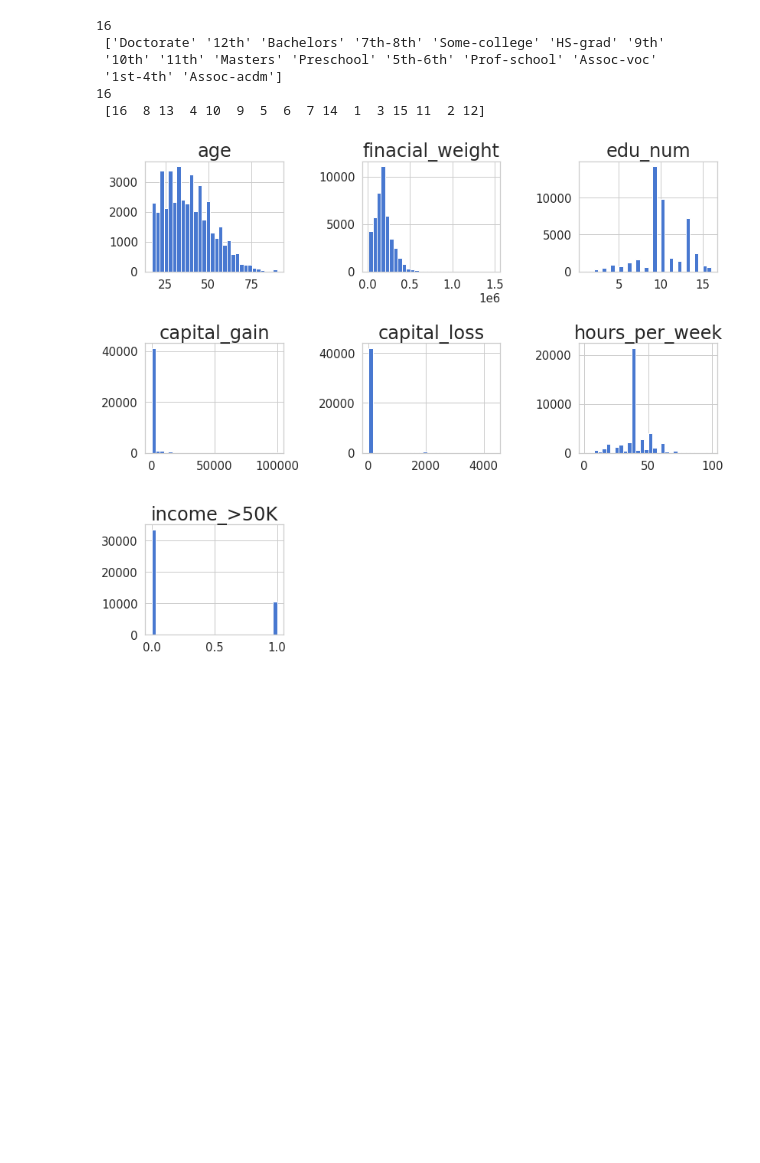
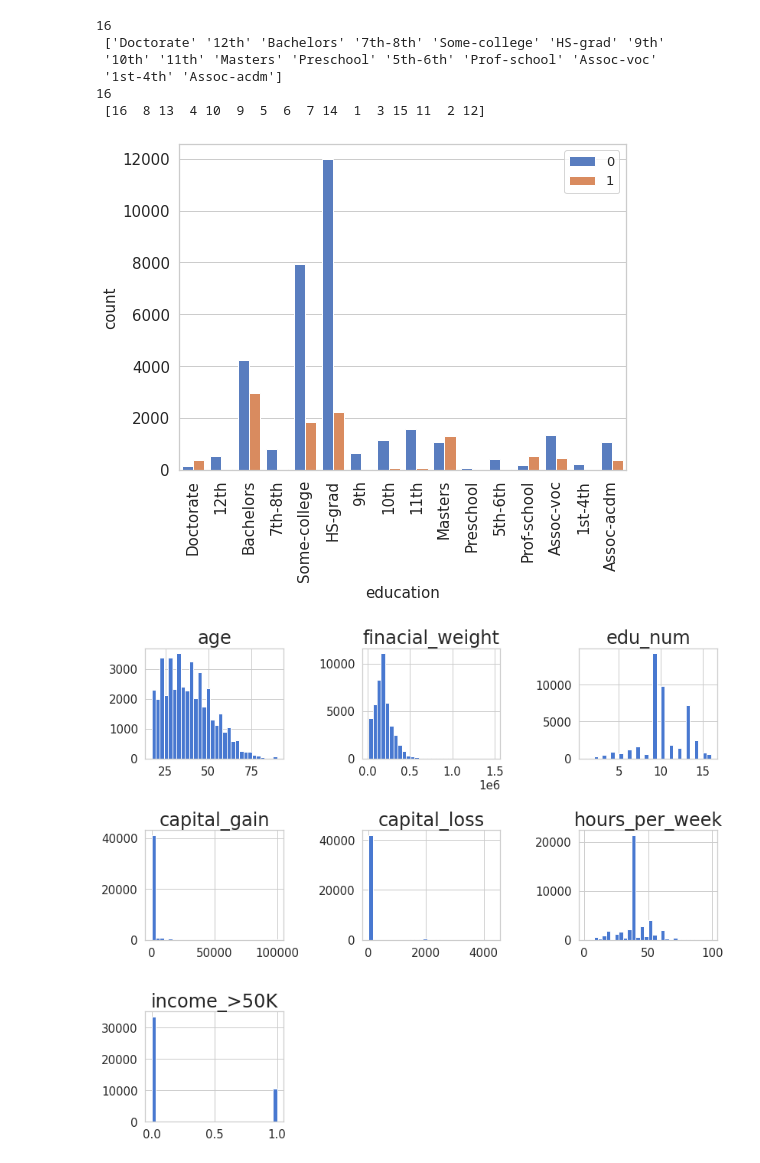
Before and after one commit to heesukjang/Income_Prediction, a Jupyter notebook: Income_Prediction.ipynb, the cells around one changed output. Drawn from its saved outputs; the diff is of its cells as text; code cells hidden in the pictures; blank space fills up the shorter version.

```diff
--- a/Income_Prediction.ipynb
+++ b/Income_Prediction.ipynb
@@ -160,7 +160,9 @@ print(len(df_train.edu_num.unique()), '\n', df_train.edu_num.unique())
 # %%
 sns.countplot(data=df_train, x='education', hue='income_>50K')
 plt.xticks(rotation=90)
-plt.legend(fontsize=14);
+plt.legend(fontsize=13);
+# %% [output]
+[figure, added]
 # %%
 df_train.hist(figsize=(12,10), bins=30)
 plt.tight_layout()
```
Also changed, not shown: parts of 2 cells of this notebook.
